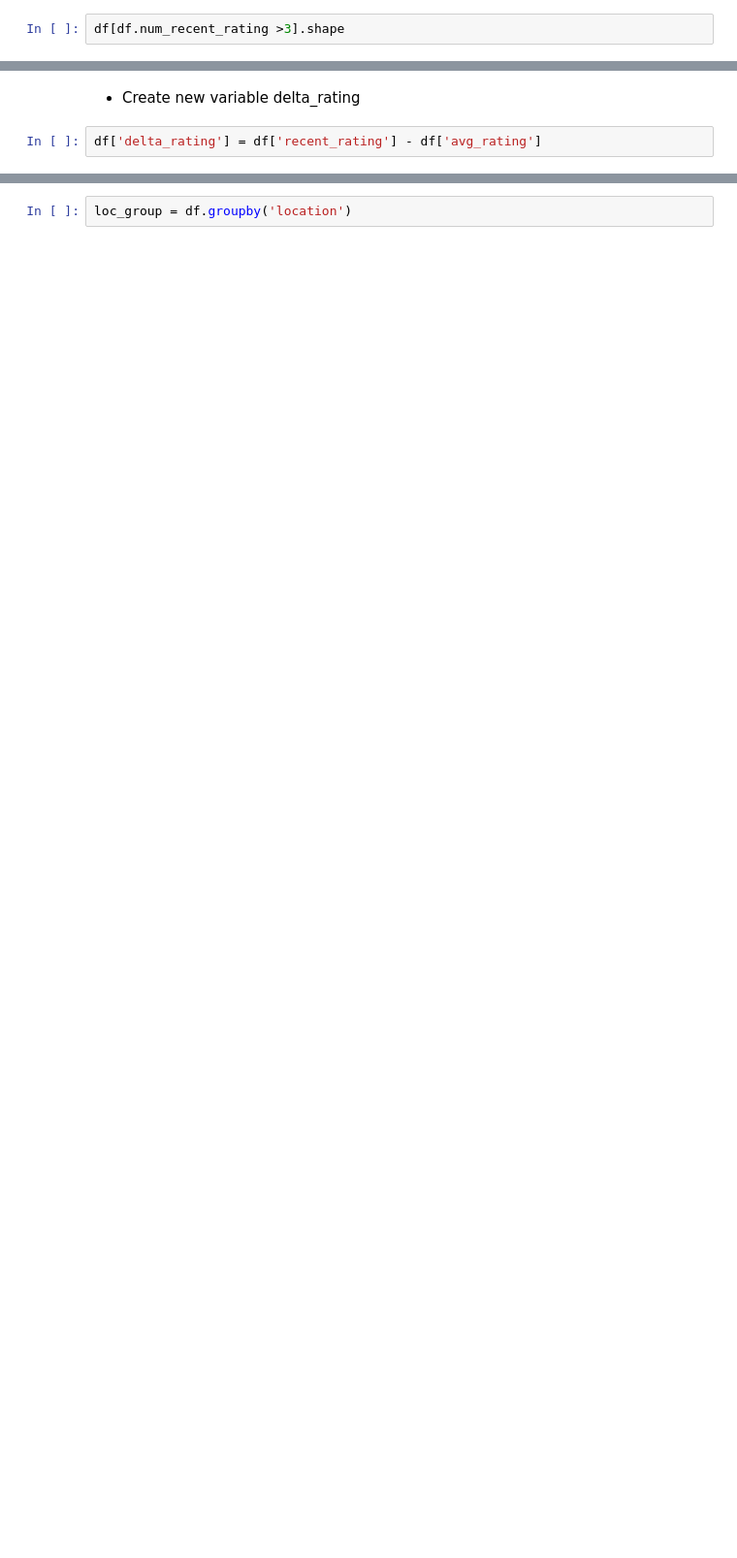
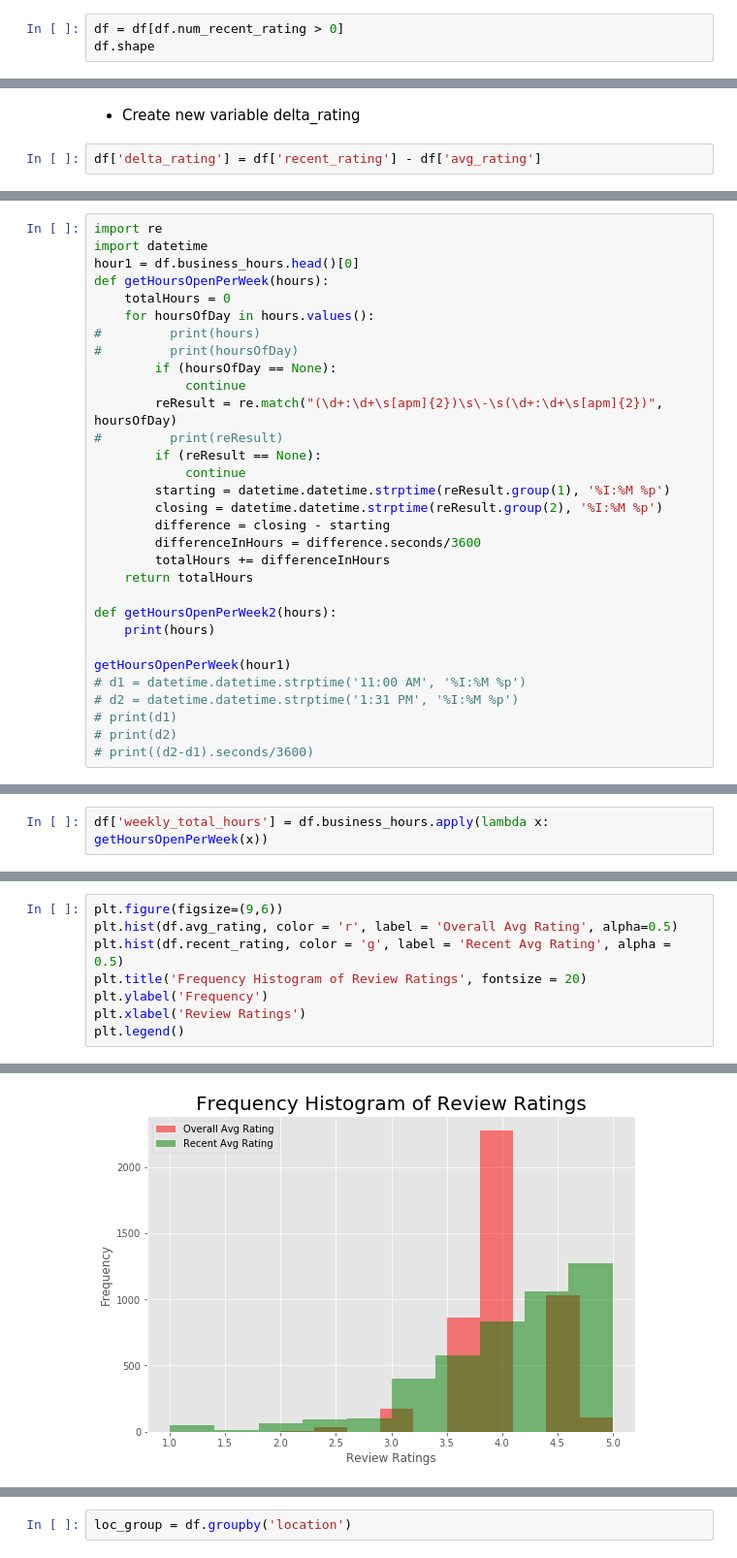
Before and after one commit to sophieying24/webscraping_yelp, a Jupyter notebook: Webscraping Project Yelp.ipynb, the cells around one changed output, grey strips where cells are left out. Shown at 97% size. Drawn from its saved outputs; the diff is of its cells as text; blank space fills up the shorter version.

```diff
--- a/Webscraping Project Yelp.ipynb
+++ b/Webscraping Project Yelp.ipynb
@@ -199,3 +158,4 @@ df[['recent_rating','num_recent_rating']] = df.recent_reviews.apply(split_recent
 # %%
-df[df.num_recent_rating >3].shape
+df = df[df.num_recent_rating > 0]
+df.shape
 # %% [output]
@@ -241,0 +219,31 @@ plt.hist(df.delta_rating)
+# %%
+import re
+import datetime
+hour1 = df.business_hours.head()[0]
+def getHoursOpenPerWeek(hours):
+    totalHours = 0
+    for hoursOfDay in hours.values():
+#         print(hours)
+#         print(hoursOfDay)
+        if (hoursOfDay == None):
+            continue
+        reResult = re.match("(\d+:\d+\s[apm]{2})\s\-\s(\d+:\d+\s[apm]{2})", hoursOfDay)
+#         print(reResult)
+        if (reResult == None):
+            continue
+        starting = datetime.datetime.strptime(reResult.group(1), '%I:%M %p')
+        closing = datetime.datetime.strptime(reResult.group(2), '%I:%M %p')
+        difference = closing - starting
+        differenceInHours = difference.seconds/3600
+        totalHours += differenceInHours
+    return totalHours
+
+def getHoursOpenPerWeek2(hours):
+    print(hours)
+
+getHoursOpenPerWeek(hour1)
+# d1 = datetime.datetime.strptime('11:00 AM', '%I:%M %p')
+# d2 = datetime.datetime.strptime('1:31 PM', '%I:%M %p')
+# print(d1)
+# print(d2)
+# print((d2-d1).seconds/3600)
@@ -241,0 +252,2 @@ plt.hist(df.delta_rating)
+# %%
+df['weekly_total_hours'] = df.business_hours.apply(lambda x: getHoursOpenPerWeek(x))
@@ -279,0 +295,9 @@ group.agg(percent_delivery=("delivery", lambda x: x[x==True].count()/x.count()),
+# %%
+plt.figure(figsize=(9,6))
+plt.hist(df.avg_rating, color = 'r', label = 'Overall Avg Rating', alpha=0.5)
+plt.hist(df.recent_rating, color = 'g', label = 'Recent Avg Rating', alpha = 0.5)
+plt.title('Frequency Histogram of Review Ratings', fontsize = 20)
+plt.ylabel('Frequency')
+plt.xlabel('Review Ratings')
+plt.legend()
+# %% [output]
@@ -279,0 +305 @@ group.agg(percent_delivery=("delivery", lambda x: x[x==True].count()/x.count()),
+[figure, added]
```
Also changed, not shown: parts of 106 cells of this notebook, 8 other files.
